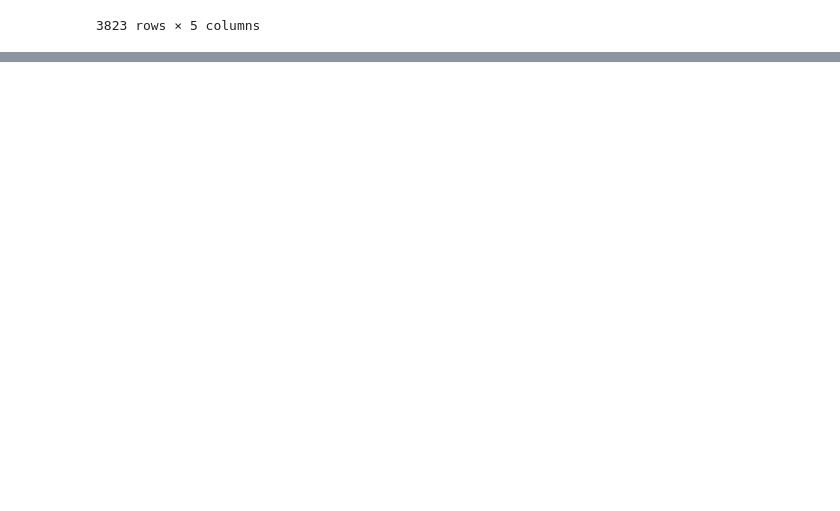
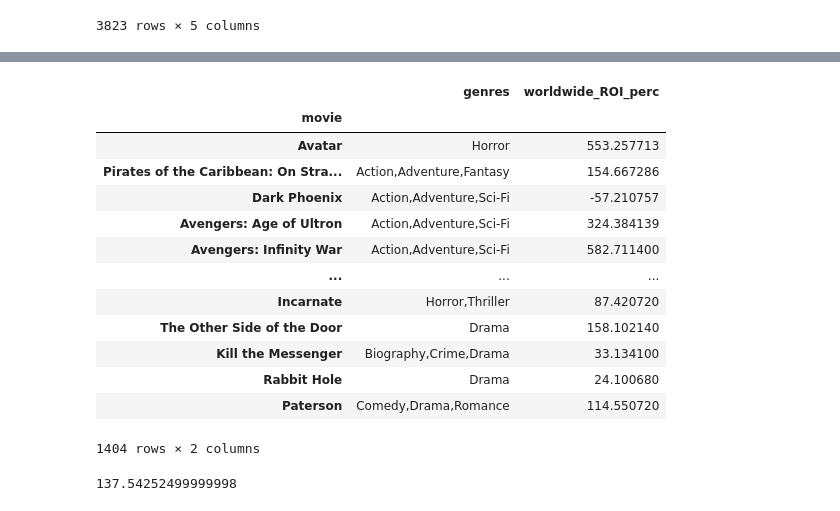
Before and after one commit to sarahadamsjack/phase-1-project-1, a Jupyter notebook: Untitled.ipynb, the cells around one changed output, grey strips where cells are left out. Cells and saved outputs as stored; diff of their text form; code cells hidden in the pictures; blank space fills up the shorter version.

```diff
--- a/Untitled.ipynb
+++ b/Untitled.ipynb
@@ -136,0 +160,23 @@ master_data.head()
+# %%
+genre = master_data['genres'].to_frame().join(master_data['worldwide_ROI_perc'])
+genre
+# %% [output]
+|  | genres | worldwide_ROI_perc |
+| movie |  |  |
+| Avatar | Horror | 553.257713 |
+| Pirates of the Caribbean: On Stra... | Action,Adventure,Fantasy | 154.667286 |
+| Dark Phoenix | Action,Adventure,Sci-Fi | -57.210757 |
+| Avengers: Age of Ultron | Action,Adventure,Sci-Fi | 324.384139 |
+| Avengers: Infinity War | Action,Adventure,Sci-Fi | 582.711400 |
+| ... | ... | ... |
+| Incarnate | Horror,Thriller | 87.420720 |
+| The Other Side of the Door | Drama | 158.102140 |
+| Kill the Messenger | Biography,Crime,Drama | 33.134100 |
+| Rabbit Hole | Drama | 24.100680 |
+| Paterson | Comedy,Drama,Romance | 114.550720 |
+1404 rows × 2 columns
+# %%
+gen_2 = genre[(genre.genres.str.contains('Action'))]
+gen_2['worldwide_ROI_perc'].median()
+# %% [output]
+137.54252499999998
```
Also changed, not shown: parts of 12 cells of this notebook.
